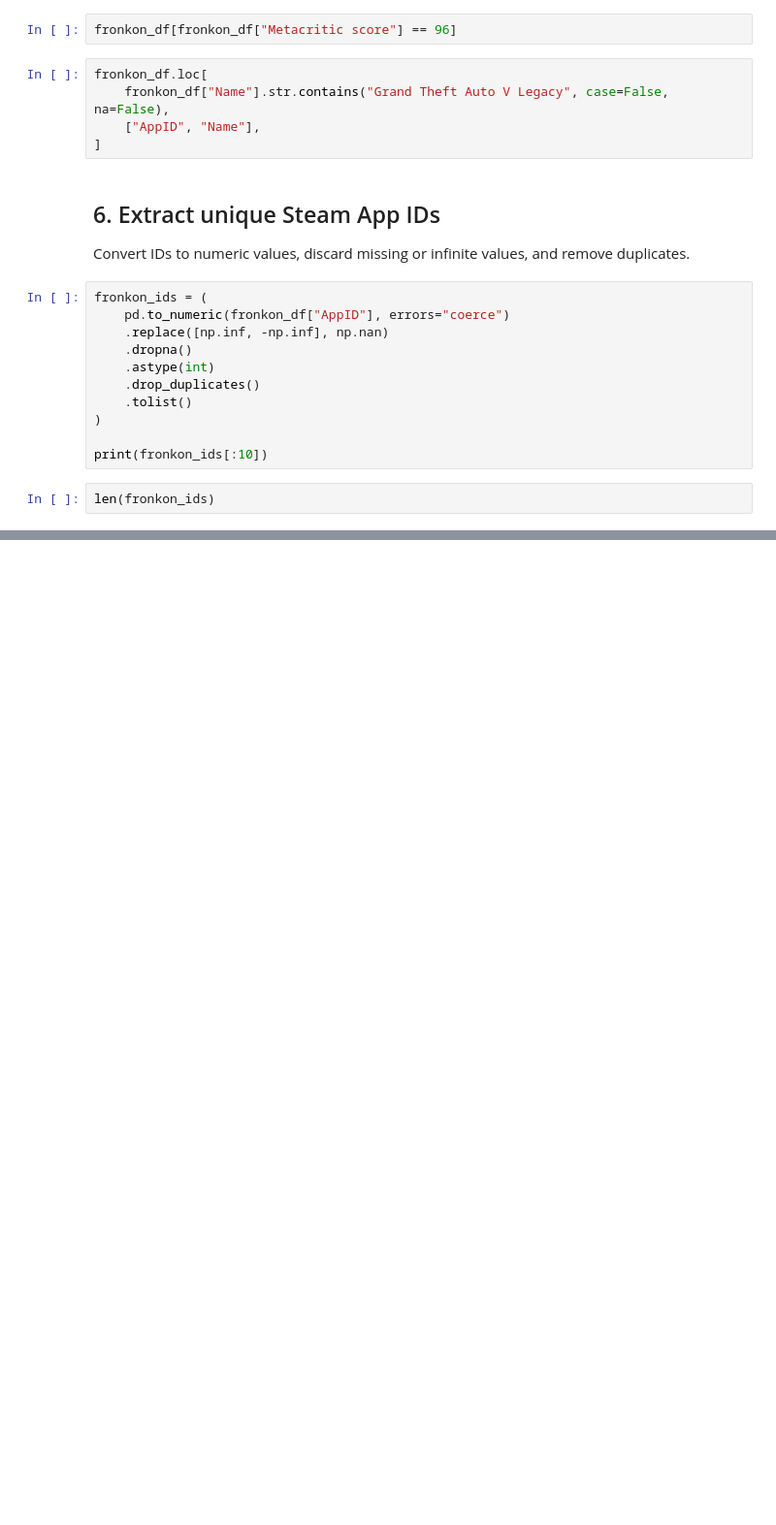
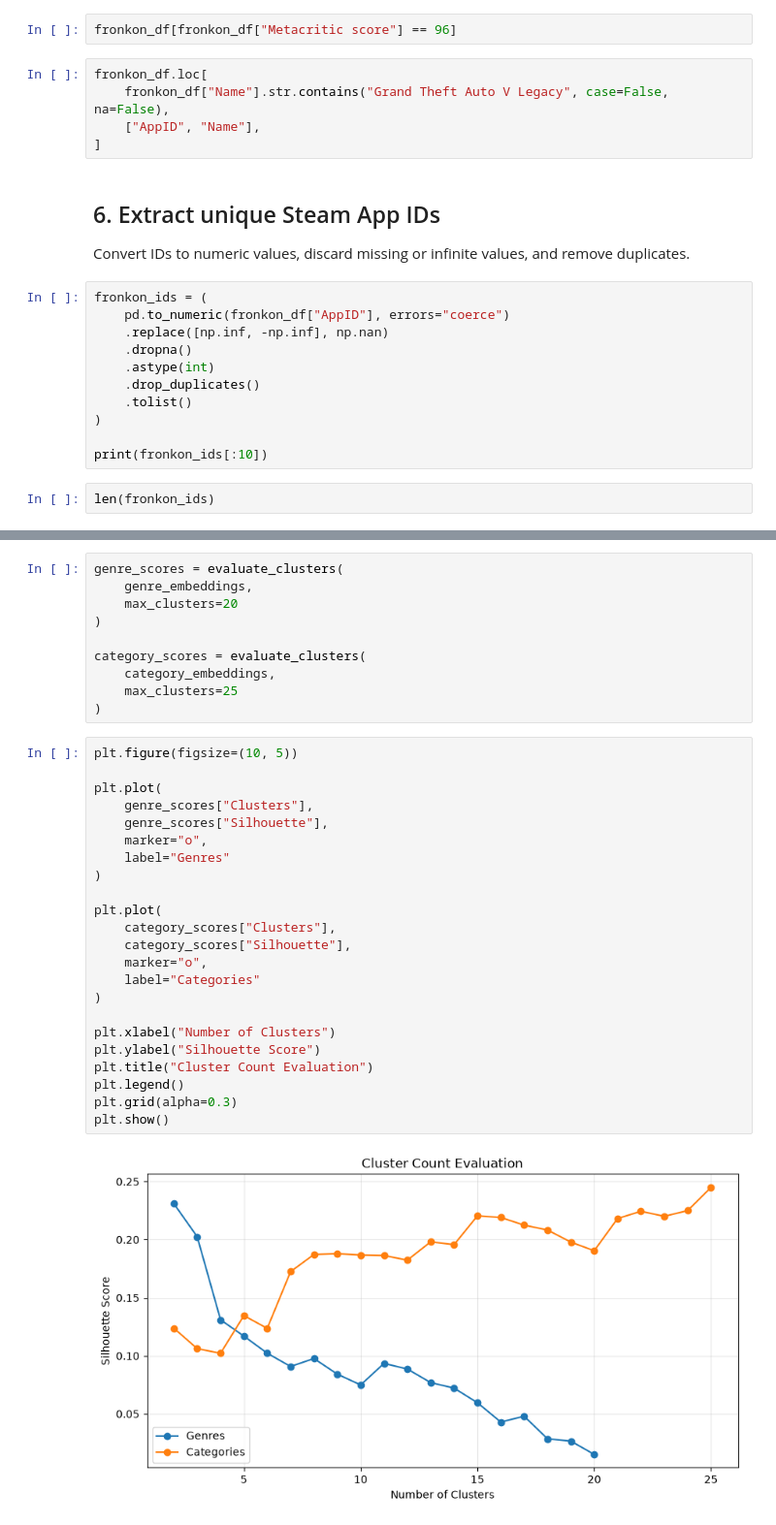
Before and after one commit to jhwang00/csp571-project-video_game_retention, a Jupyter notebook: notebooks/01_explore_csv_datasets.ipynb, the cells around one changed output, grey strips where cells are left out. Shown at 97% size. Drawn from its saved outputs; the diff is of its cells as text; blank space fills up the shorter version.

```diff
--- a/notebooks/01_explore_csv_datasets.ipynb
+++ b/notebooks/01_explore_csv_datasets.ipynb
@@ -109,0 +399,35 @@ len(fronkon_ids)
+# %%
+genre_scores = evaluate_clusters(
+    genre_embeddings,
+    max_clusters=20
+)
+
+category_scores = evaluate_clusters(
+    category_embeddings,
+    max_clusters=25
+)
+# %%
+plt.figure(figsize=(10, 5))
+
+plt.plot(
+    genre_scores["Clusters"],
+    genre_scores["Silhouette"],
+    marker="o",
+    label="Genres"
+)
+
+plt.plot(
+    category_scores["Clusters"],
+    category_scores["Silhouette"],
+    marker="o",
+    label="Categories"
+)
+
+plt.xlabel("Number of Clusters")
+plt.ylabel("Silhouette Score")
+plt.title("Cluster Count Evaluation")
+plt.legend()
+plt.grid(alpha=0.3)
+plt.show()
+# %% [output]
+[figure, added]
```
Also changed, not shown: parts of 27 cells of this notebook.
